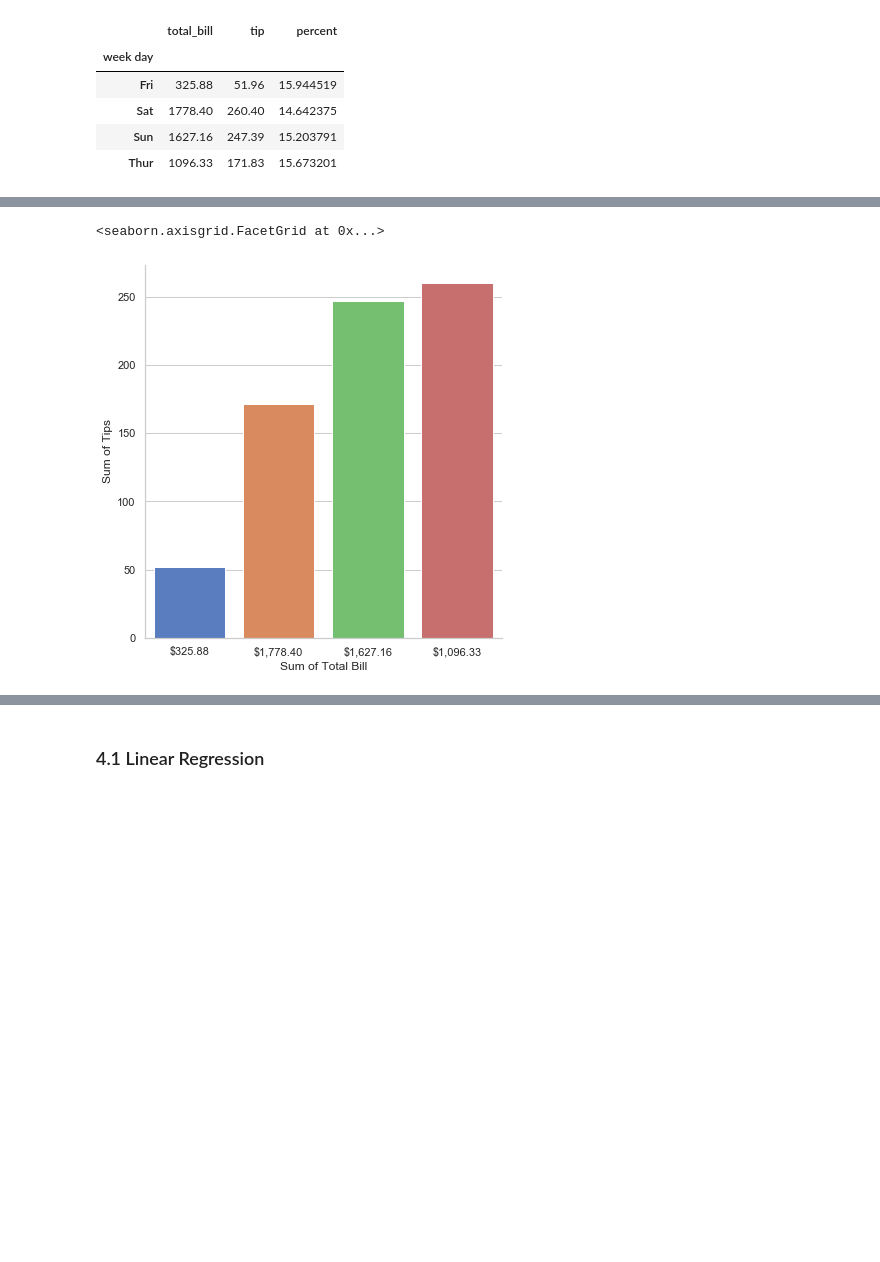
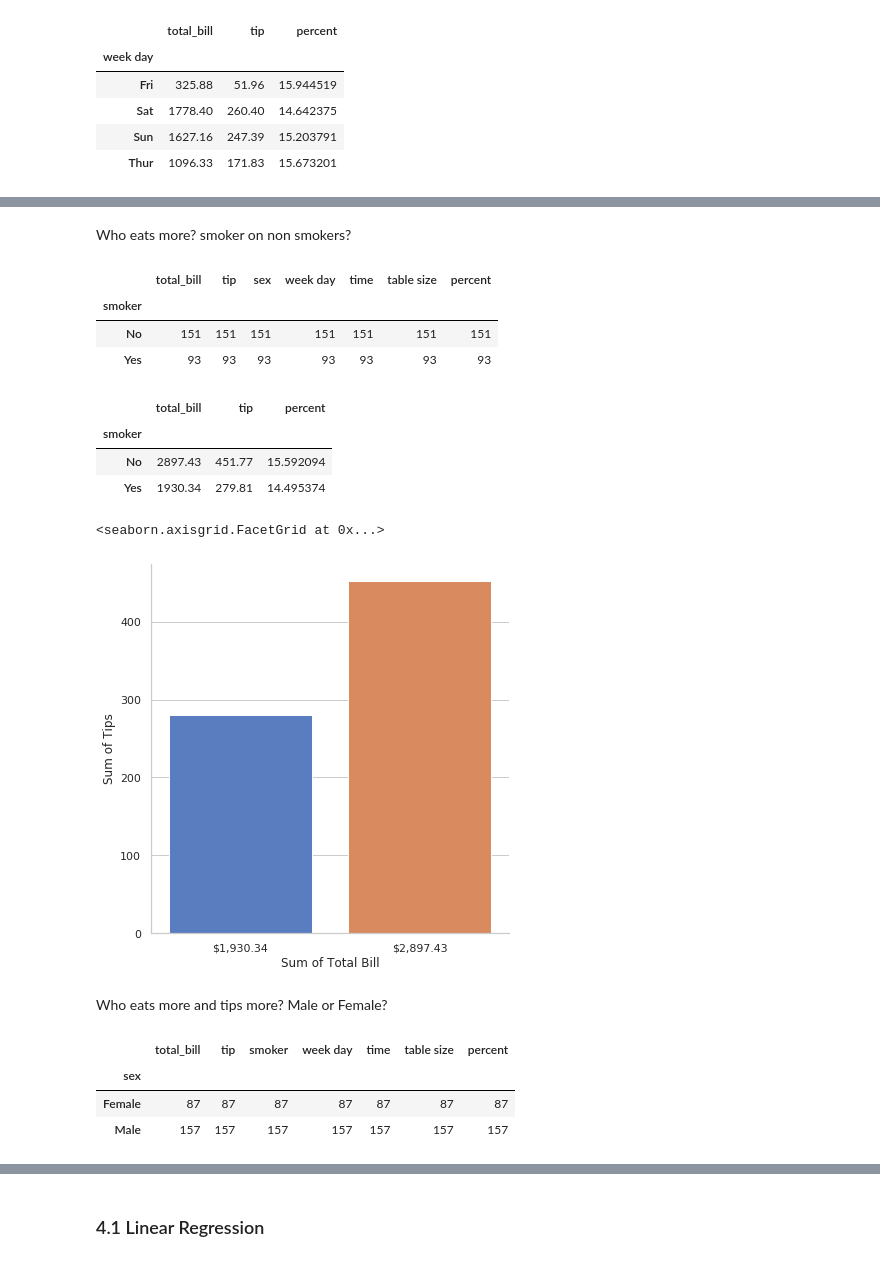
Before and after one commit to Slawak1/GMIT-FDA_Assesment_2019, a Jupyter notebook: gmit_fda_assesment_2019.ipynb, the cells around one changed output, grey strips where cells are left out. Saved outputs shown, nothing was run; the diff lists cells and outputs as text; code cells hidden in the pictures; blank space fills up the shorter version.

```diff
--- a/gmit_fda_assesment_2019.ipynb
+++ b/gmit_fda_assesment_2019.ipynb
@@ -178,0 +181,5 @@ sns.distplot(df['tip'], hist=True, color="r", kde_kws={"shade": True}, ax = axes
+# %%
+# Calculate percentage value
+percent = (df['tip']/df['total_bill'])*100
+df['percent'] = percent
+df.describe()
@@ -202,3 +219,17 @@ sum_df
 | Sat | 1778.40 | 260.40 | 14.642375 |
 | Sun | 1627.16 | 247.39 | 15.203791 |
 | Thur | 1096.33 | 171.83 | 15.673201 |
+# %%
+# plt.figure(figsize=(4,4))
+
+sns.set(style="whitegrid")
+fig = sns.catplot(x = 'total_bill', y='tip',  data=sum_df, height=8, kind="bar", palette="muted")
+fig.set_ylabels("Sum of Tips")
+fig.set_xlabels("Sum of Total Bill")
+
+
+ticks = sum_df['total_bill']
+ticks = ticks.sort_values()
+xlabels = ['$' + '{:,.2f}'.format(i) for i in ticks]
+
+fig.set_xticklabels(xlabels)
@@ -205,21 +239,43 @@ sum_df
+# %% [markdown]
+Who eats more? smoker on non smokers?
+# %%
+df.groupby('smoker').count()
+# %% [output]
+|  | total_bill | tip | sex | week day | time | table size | percent |
+| smoker |  |  |  |  |  |  |  |
+| No | 151 | 151 | 151 | 151 | 151 | 151 | 151 |
+| Yes | 93 | 93 | 93 | 93 | 93 | 93 | 93 |
+# %%
+smoker_df = df.groupby('smoker').sum()
+smoker_df.drop('table size', inplace = True, axis = 1)
+smoker_df.drop('percent', inplace = True, axis = 1)
+smoker_df['percent'] = (smoker_df['tip']/smoker_df['total_bill']*100)
+smoker_df
+# %% [output]
+|  | total_bill | tip | percent |
+| smoker |  |  |  |
+| No | 2897.43 | 451.77 | 15.592094 |
+| Yes | 1930.34 | 279.81 | 14.495374 |
 # %%
 sns.set(style="whitegrid")
-
-# Load the example Titanic dataset
-
-
-# Draw a nested barplot to show survival for class and sex
-fig = sns.catplot(x = 'total_bill', y='tip',  data=sum_df,
-                height=6, kind="bar", palette="muted")
-
+fig = sns.catplot(x = 'total_bill', y='tip',  data=smoker_df, height=6, kind="bar", palette="muted")
 fig.set_ylabels("Sum of Tips")
 fig.set_xlabels("Sum of Total Bill")
 
-ticks = sum_df['total_bill']
-
-xlabels = ['$' + '{:,.2f}'.format(x) for x in ticks]
+ticks = smoker_df['total_bill']
+ticks = ticks.sort_values()
+xlabels = ['$' + '{:,.2f}'.format(i) for i in ticks]
 
 fig.set_xticklabels(xlabels)
 # %% [output]
 <seaborn.axisgrid.FacetGrid at 0x...>
-[figure, old version]
+[figure, new version]
+# %% [markdown]
+Who eats more and tips more? Male or Female?
+# %%
+df.groupby('sex').count()
+# %% [output]
+|  | total_bill | tip | smoker | week day | time | table size | percent |
+| sex |  |  |  |  |  |  |  |
+| Female | 87 | 87 | 87 | 87 | 87 | 87 | 87 |
+| Male | 157 | 157 | 157 | 157 | 157 | 157 | 157 |
```
Also changed, not shown: parts of 17 cells of this notebook.
